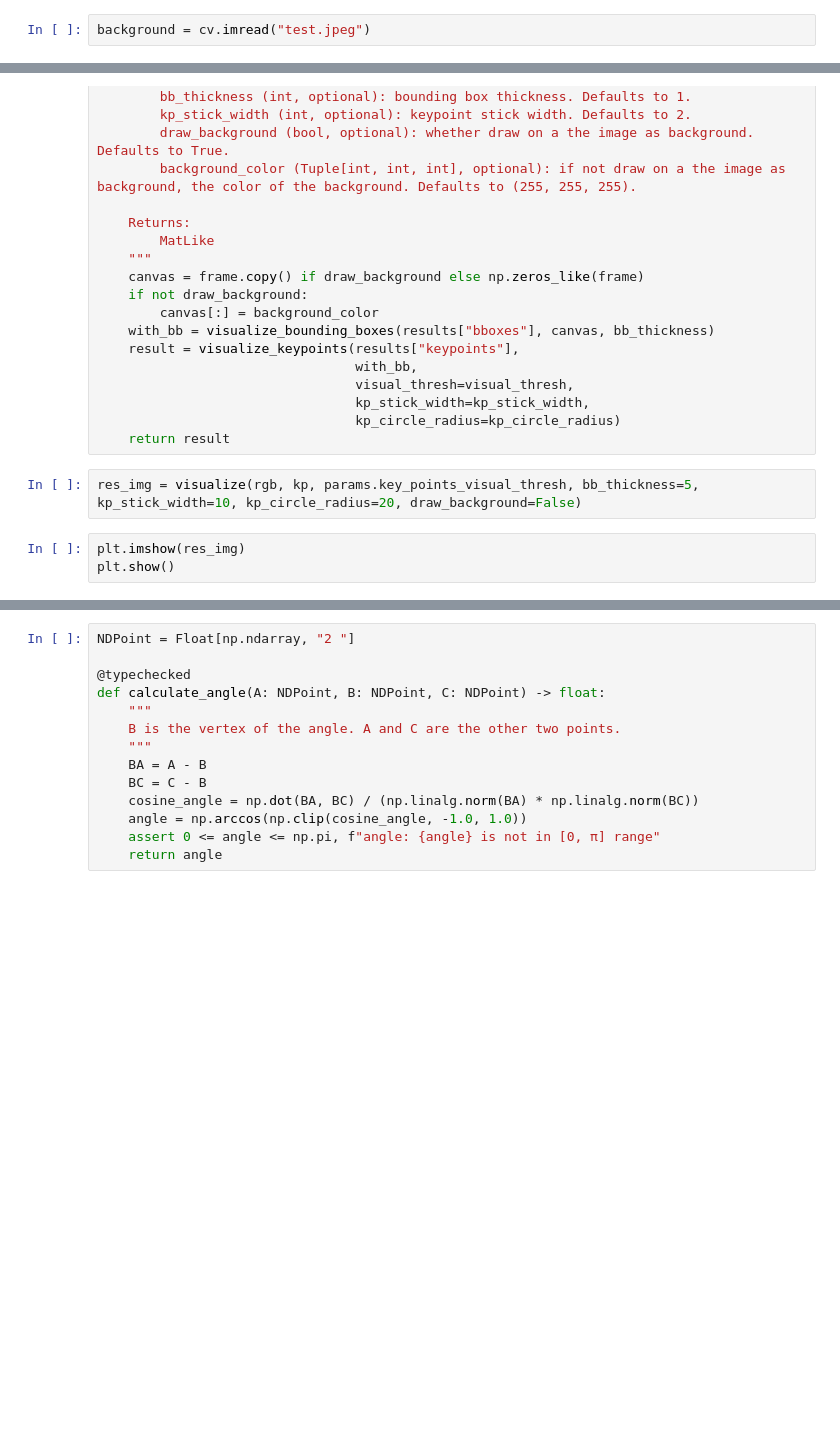
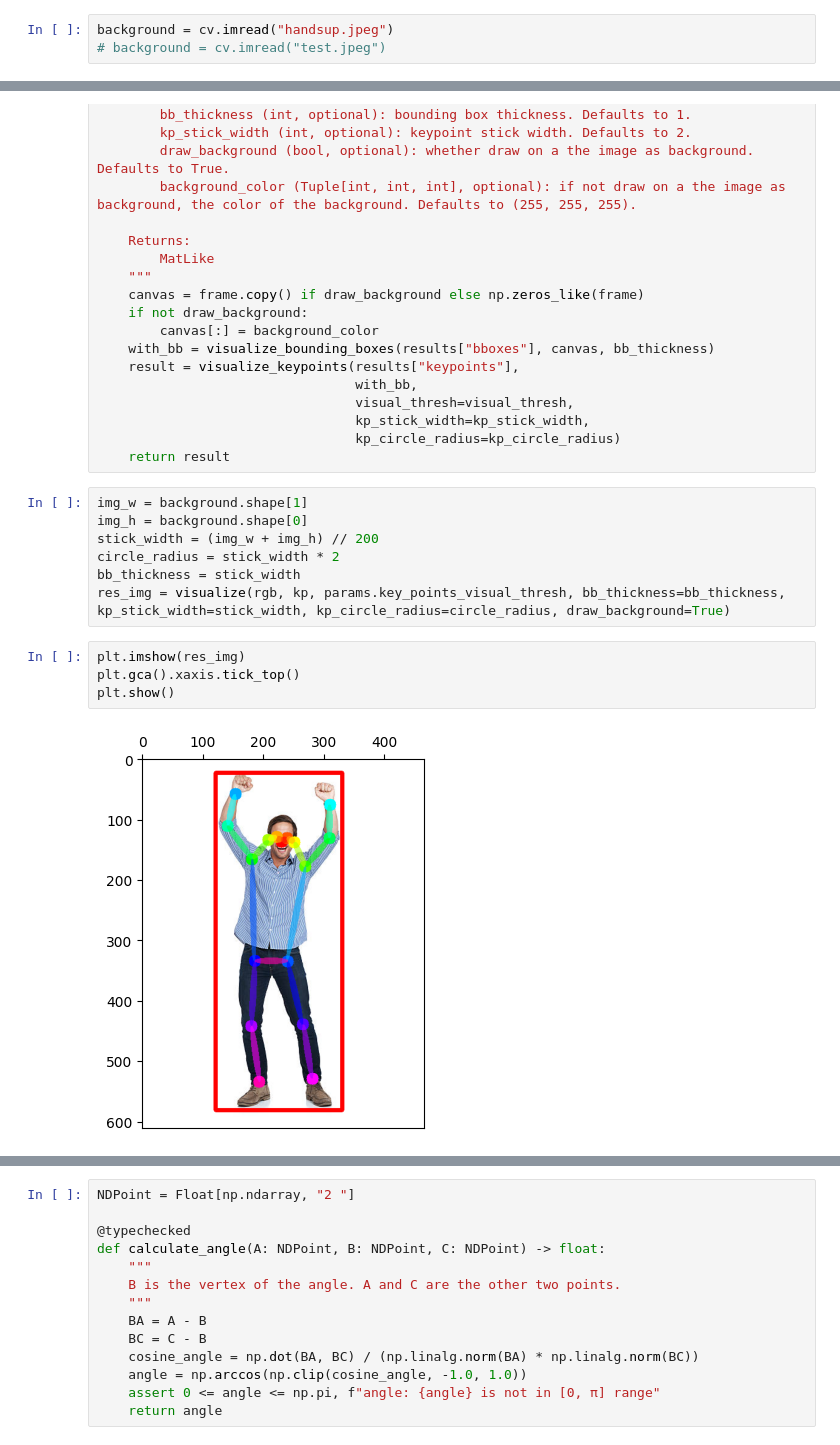
Before and after one commit to HQU-gxy/rgb_ws, a Jupyter notebook: playground.ipynb, the cells around one changed output, grey strips where cells are left out. Drawn from its saved outputs; the diff is of its cells as text; blank space fills up the shorter version.

```diff
--- a/playground.ipynb
+++ b/playground.ipynb
@@ -175,5 +189,6 @@ def predict(
 # %%
-background = cv.imread("test.jpeg")
+background = cv.imread("handsup.jpeg")
+# background = cv.imread("test.jpeg")
 # %%
 rgb, info = preprocess(background)
 plt.axis("off")
@@ -309,11 +350,19 @@ def visualize(
                                  kp_stick_width=kp_stick_width,
                                  kp_circle_radius=kp_circle_radius)
     return result
-# %%
-res_img = visualize(rgb, kp, params.key_points_visual_thresh, bb_thickness=5, kp_stick_width=10, kp_circle_radius=20, draw_background=False)
+# %%
+img_w = background.shape[1]
+img_h = background.shape[0]
+stick_width = (img_w + img_h) // 200
+circle_radius = stick_width * 2
+bb_thickness = stick_width
+res_img = visualize(rgb, kp, params.key_points_visual_thresh, bb_thickness=bb_thickness, kp_stick_width=stick_width, kp_circle_radius=circle_radius, draw_background=True)
 # %%
 plt.imshow(res_img)
+plt.gca().xaxis.tick_top()
 plt.show()
+# %% [output]
+[figure, added]
 # %%
 # A = Int[np.ndarray, "1"]
 # B = Float[np.ndarray, "... 6"]
```
Also changed, not shown: parts of 9 cells of this notebook.
